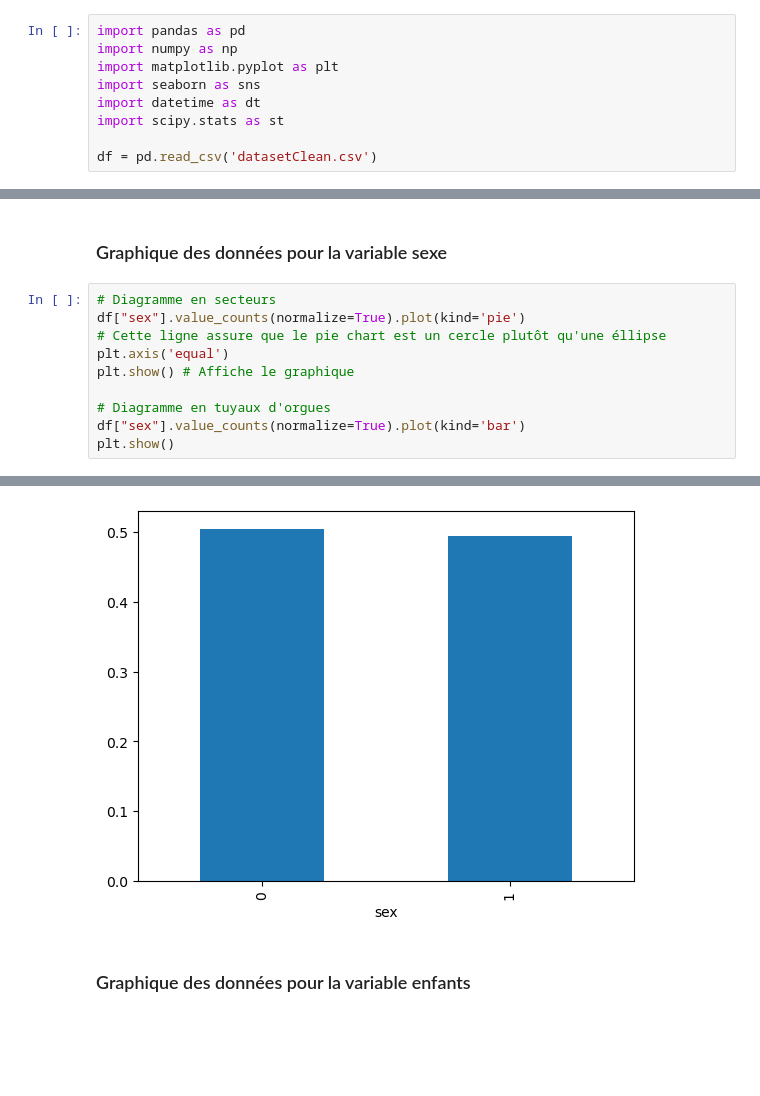
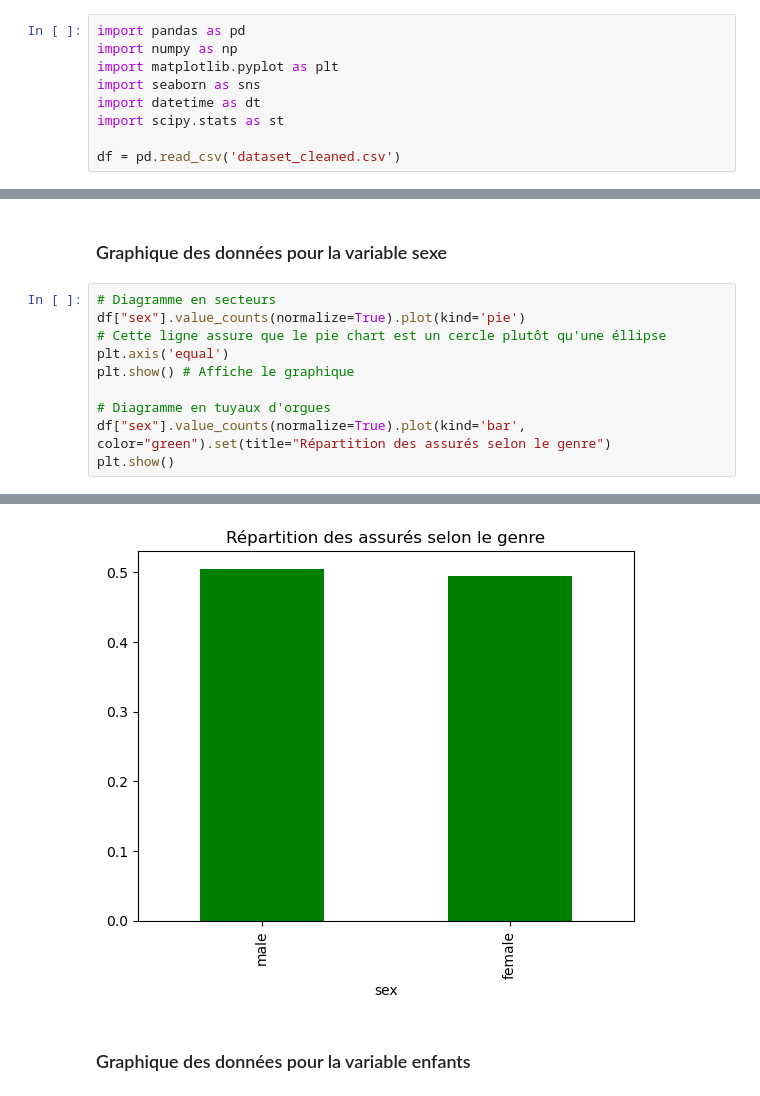
Before and after one commit to Jakimpact/prime-assurance-ia, a Jupyter notebook: analyseData.ipynb, the cells around one changed output, grey strips where cells are left out. Saved outputs shown, nothing was run; the diff lists cells and outputs as text; blank space fills up the shorter version.

```diff
--- a/analyseData.ipynb
+++ b/analyseData.ipynb
@@ -8,7 +8,7 @@ import seaborn as sns
 import datetime as dt
 import scipy.stats as st
 
-df = pd.read_csv('datasetClean.csv')
+df = pd.read_csv('dataset_cleaned.csv')
 # %% [markdown]
 # Analyse des données univariées
 # %% [markdown]
@@ -66,6 +67,6 @@ plt.axis('equal')
 plt.show() # Affiche le graphique
 
 # Diagramme en tuyaux d'orgues
-df["sex"].value_counts(normalize=True).plot(kind='bar')
+df["sex"].value_counts(normalize=True).plot(kind='bar', color="green").set(title="Répartition des assurés selon le genre")
 plt.show()
 # %% [output]
@@ -73,4 +74,4 @@ plt.show()
-[figure, old version]
+[figure, new version]
 # %% [markdown]
 ### Graphique des données pour la variable enfants
 # %%
```
Also changed, not shown: parts of 7 cells of this notebook, 4 other files.
